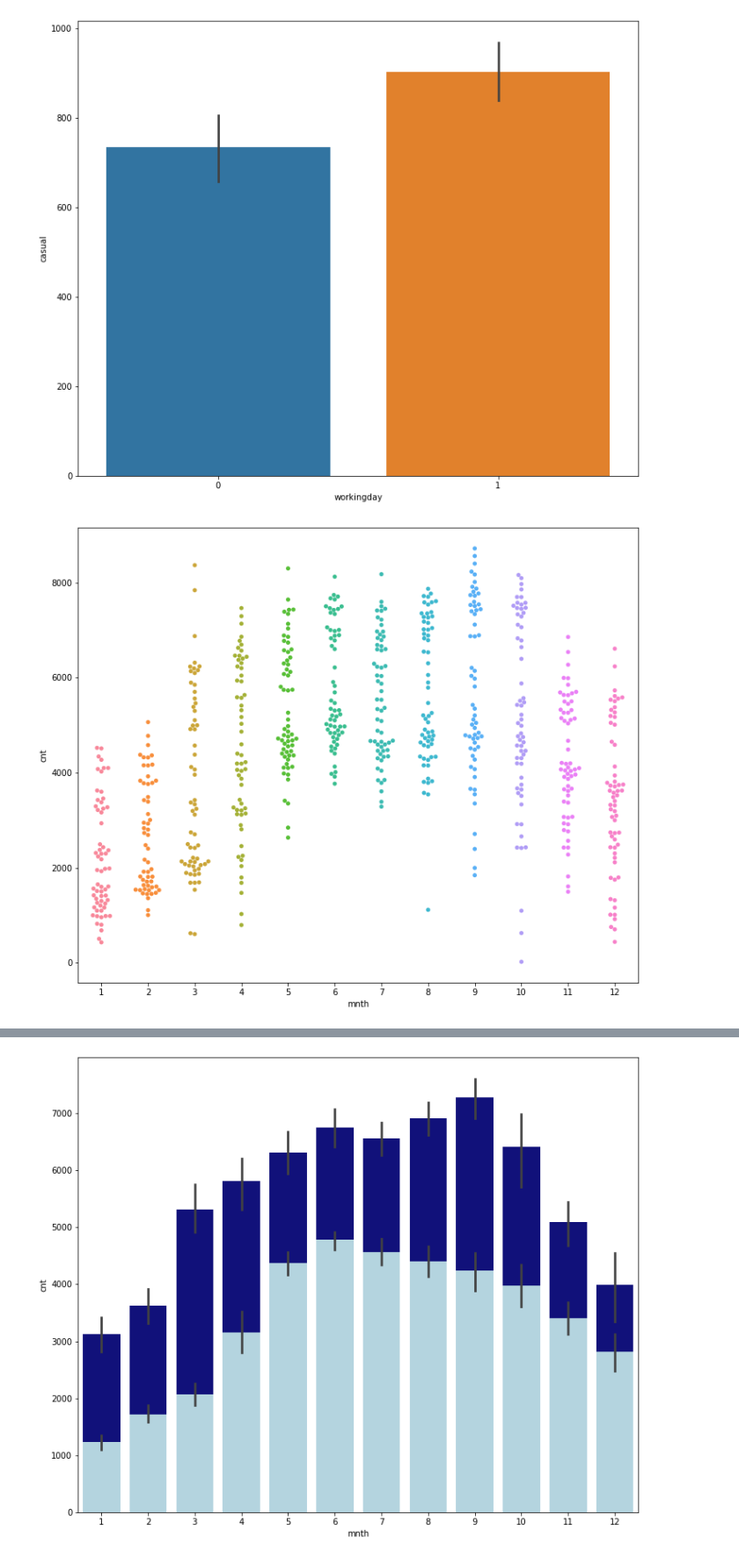
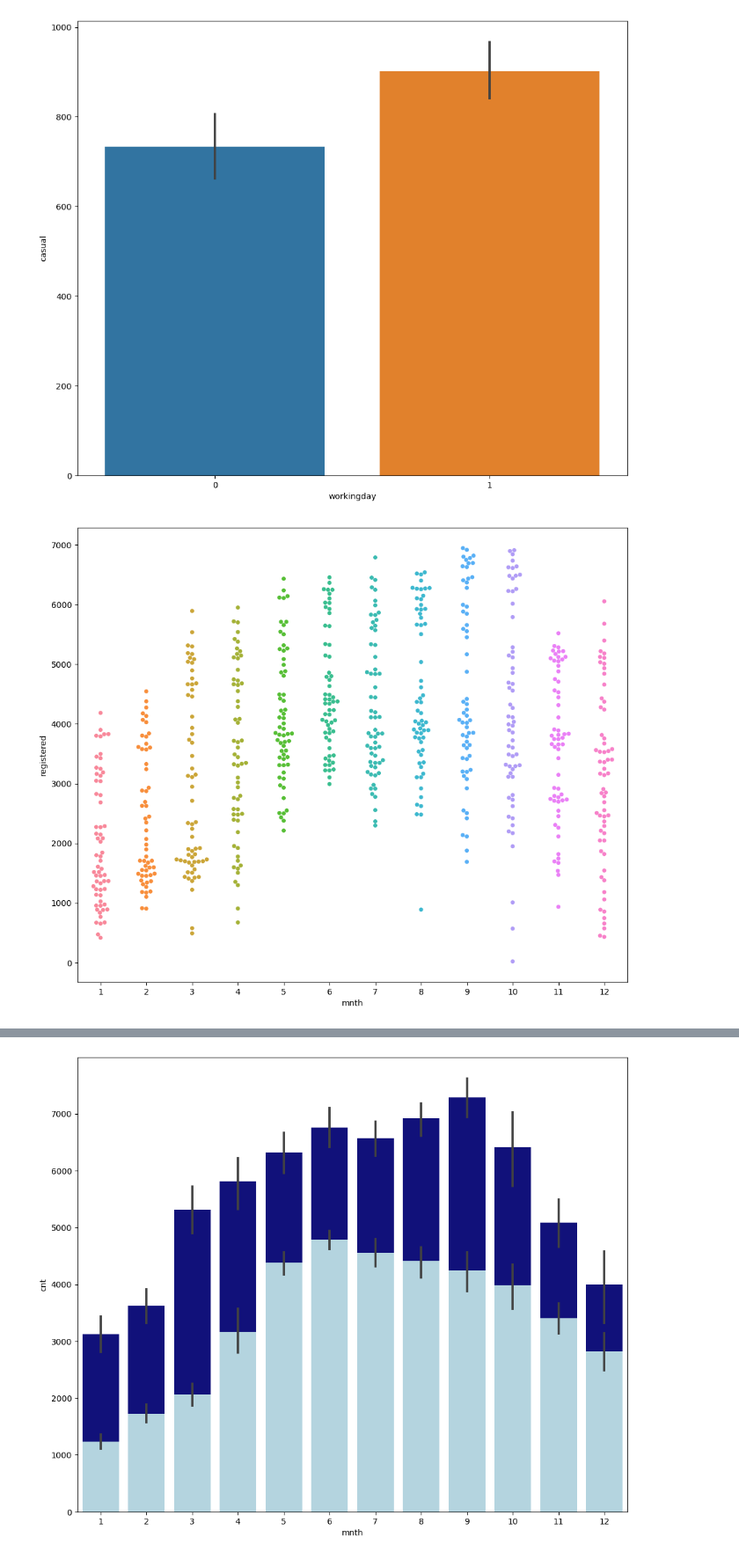
Before and after one commit to Adalab/Adalab-project-da-promo-B-module-3-team-2, a Jupyter notebook: eda.ipynb, the cells around one changed output, grey strips where cells are left out. Shown at 88% size. Saved outputs shown, nothing was run; the diff lists cells and outputs as text; code cells hidden in the pictures.

```diff
--- a/eda.ipynb
+++ b/eda.ipynb
@@ -356,9 +356,9 @@ sns.barplot(df2['workingday'],df2['casual']);
 # %% [output]
 [figure]
 # %%
-sns.swarmplot(df2['mnth'],df2['cnt']);
+sns.swarmplot(df2['mnth'],df2['registered']);
 # %% [output]
-[figure, old version]
+[figure, new version]
 # %%
 sns.lineplot(data= df2, x="instant", y="cnt");
 # %% [output]
```
Also changed, not shown: parts of 10 cells of this notebook, 2 other files.
